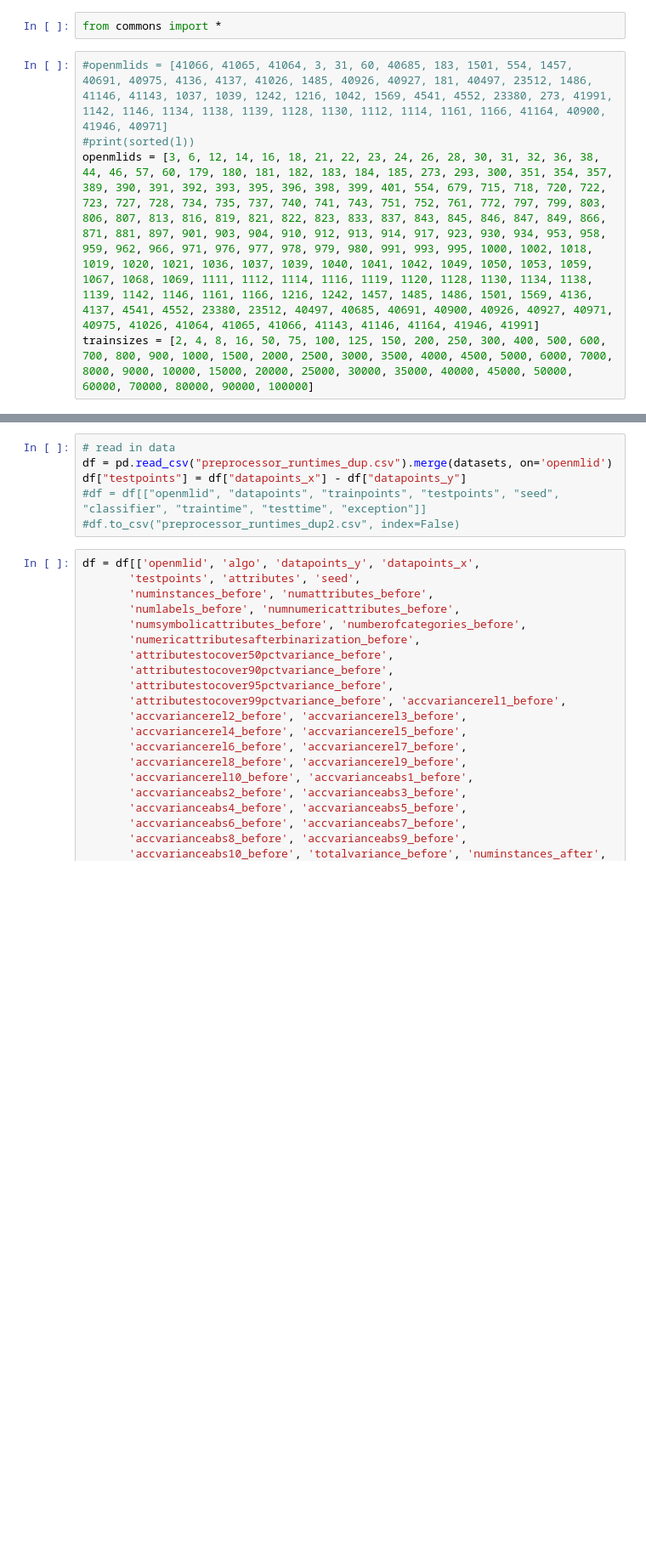
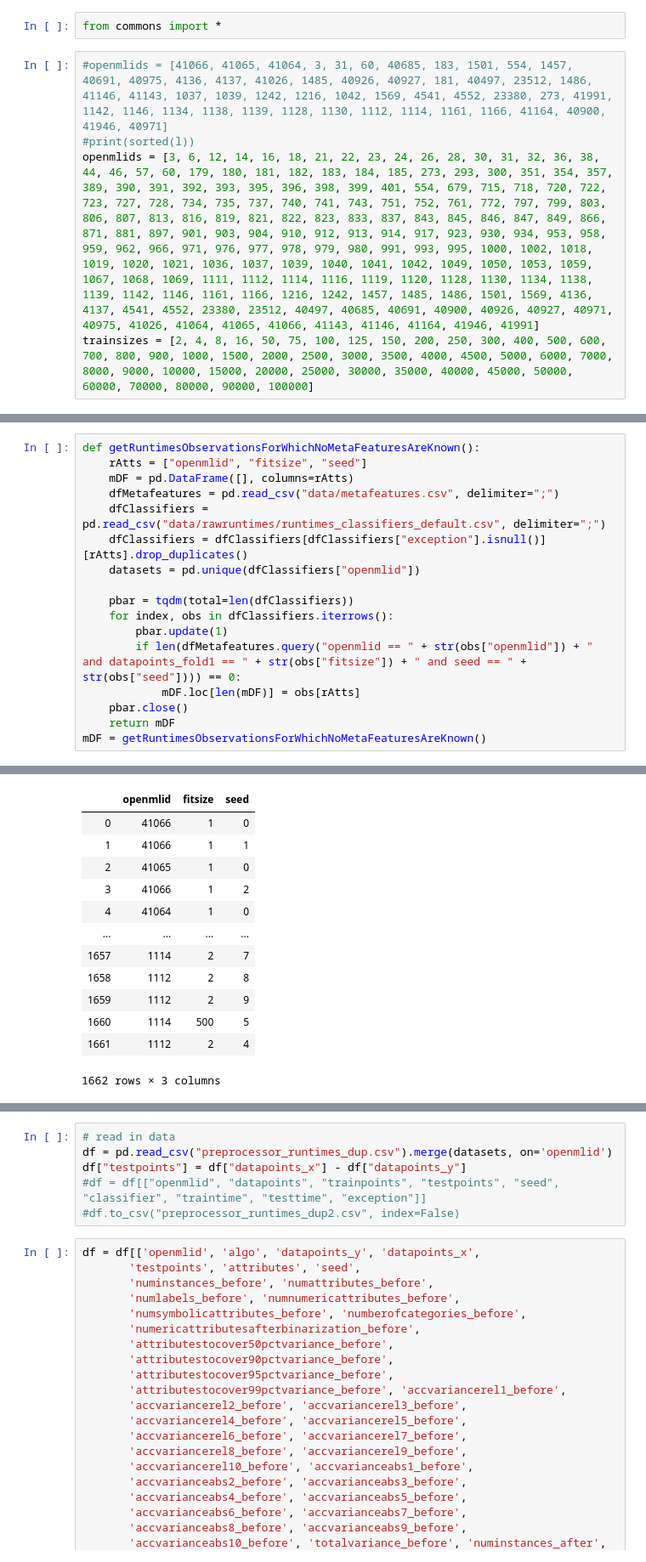
Before and after one commit to fmohr/tpami2021-pipelineruntimeprediction, a Jupyter notebook: python/0 - Preprocessing.ipynb, the cells around one changed output, grey strips where cells are left out. Shown: that part at 85% size. Saved outputs shown, nothing was run; the diff lists cells and outputs as text; blank space fills up the shorter version.

```diff
--- a/python/0 - Preprocessing.ipynb
+++ b/python/0 - Preprocessing.ipynb
@@ -184,0 +194,18 @@ datasets = pd.DataFrame(np.array([[3, 3196],
+# %%
+def getRuntimesObservationsForWhichNoMetaFeaturesAreKnown():
+    rAtts = ["openmlid", "fitsize", "seed"]
+    mDF = pd.DataFrame([], columns=rAtts)
+    dfMetafeatures = pd.read_csv("data/metafeatures.csv", delimiter=";")
+    dfClassifiers = pd.read_csv("data/rawruntimes/runtimes_classifiers_default.csv", delimiter=";")
+    dfClassifiers = dfClassifiers[dfClassifiers["exception"].isnull()][rAtts].drop_duplicates()
+    datasets = pd.unique(dfClassifiers["openmlid"])
+
+    pbar = tqdm(total=len(dfClassifiers))
+    for index, obs in dfClassifiers.iterrows():
+        pbar.update(1)
+        if len(dfMetafeatures.query("openmlid == " + str(obs["openmlid"]) + " and datapoints_fold1 == " + str(obs["fitsize"]) + " and seed == " + str(obs["seed"]))) == 0:
+            mDF.loc[len(mDF)] = obs[rAtts]
+    pbar.close()
+    return mDF
+mDF = getRuntimesObservationsForWhichNoMetaFeaturesAreKnown()
+# %% [output]
@@ -184,0 +213,13 @@ datasets = pd.DataFrame(np.array([[3, 3196],
+|  | openmlid | fitsize | seed |
+| 0 | 41066 | 1 | 0 |
+| 1 | 41066 | 1 | 1 |
+| 2 | 41065 | 1 | 0 |
+| 3 | 41066 | 1 | 2 |
+| 4 | 41064 | 1 | 0 |
+| ... | ... | ... | ... |
+| 1657 | 1114 | 2 | 7 |
+| 1658 | 1112 | 2 | 8 |
+| 1659 | 1112 | 2 | 9 |
+| 1660 | 1114 | 500 | 5 |
+| 1661 | 1112 | 2 | 4 |
+1662 rows × 3 columns
```
Also changed, not shown: parts of 20 cells of this notebook, 46 other files.
